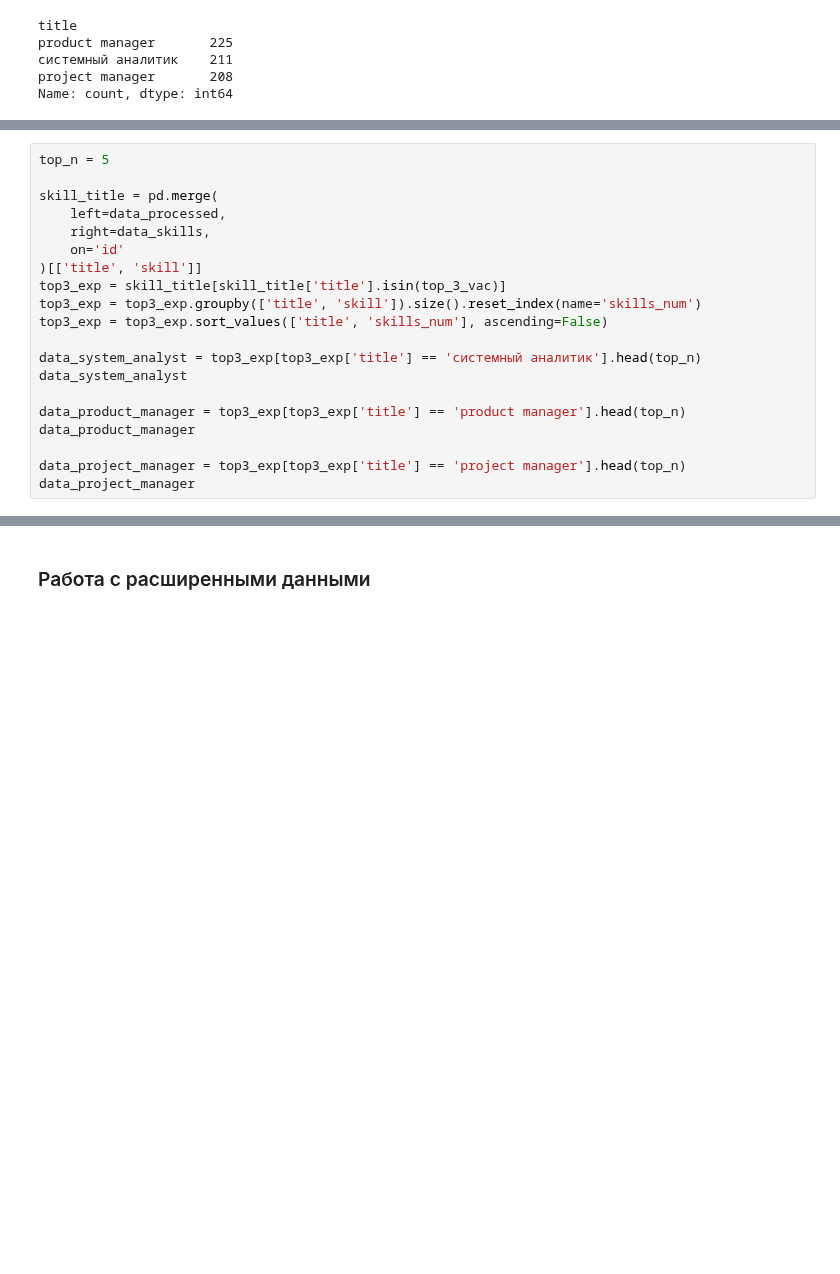
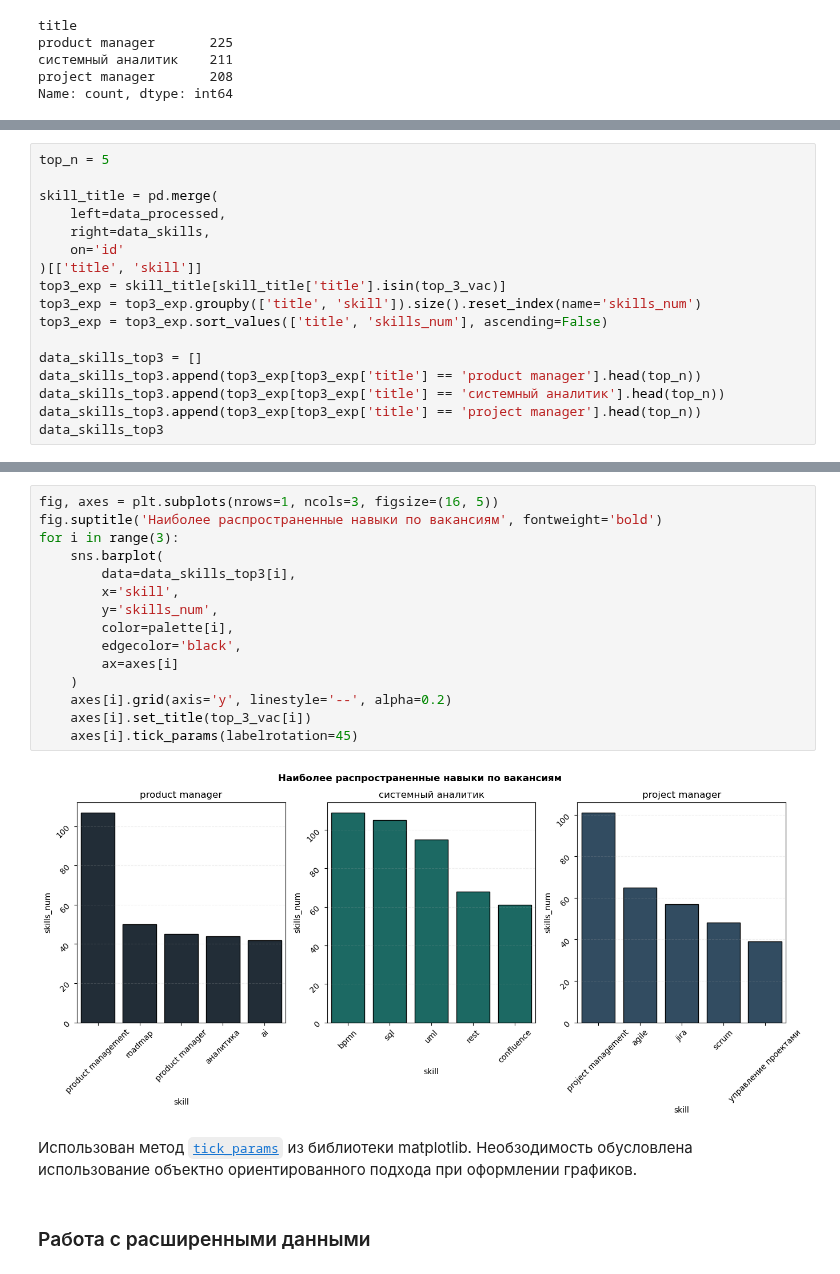
Before and after one commit to kmvitik/smadimo_group_project_2_scraping_api, a Jupyter notebook: hirehi/hirehi_eda.ipynb, the cells around one changed output, grey strips where cells are left out. Saved outputs shown, nothing was run; the diff lists cells and outputs as text; blank space fills up the shorter version.

Commit message:
added charts for most popular skills by role

```diff
--- a/hirehi/hirehi_eda.ipynb
+++ b/hirehi/hirehi_eda.ipynb
@@ -136,12 +137,9 @@ top3_exp = skill_title[skill_title['title'].isin(top_3_vac)]
 top3_exp = top3_exp.groupby(['title', 'skill']).size().reset_index(name='skills_num')
 top3_exp = top3_exp.sort_values(['title', 'skills_num'], ascending=False)
 
-data_system_analyst = top3_exp[top3_exp['title'] == 'системный аналитик'].head(top_n)
-data_system_analyst
-
-data_product_manager = top3_exp[top3_exp['title'] == 'product manager'].head(top_n)
-data_product_manager
-
-data_project_manager = top3_exp[top3_exp['title'] == 'project manager'].head(top_n)
-data_project_manager
+data_skills_top3 = []
+data_skills_top3.append(top3_exp[top3_exp['title'] == 'product manager'].head(top_n))
+data_skills_top3.append(top3_exp[top3_exp['title'] == 'системный аналитик'].head(top_n))
+data_skills_top3.append(top3_exp[top3_exp['title'] == 'project manager'].head(top_n))
+data_skills_top3
 # %% [output]
@@ -154,3 +164,22 @@ data_project_manager
+# %%
+fig, axes = plt.subplots(nrows=1, ncols=3, figsize=(16, 5))
+fig.suptitle('Наиболее распространенные навыки по вакансиям', fontweight='bold')
+for i in range(3):
+    sns.barplot(
+        data=data_skills_top3[i],
+        x='skill',
+        y='skills_num',
+        color=palette[i],
+        edgecolor='black',
+        ax=axes[i]
+    )
+    axes[i].grid(axis='y', linestyle='--', alpha=0.2)
+    axes[i].set_title(top_3_vac[i])
+    axes[i].tick_params(labelrotation=45)
+# %% [output]
+[figure, added]
+# %% [markdown]
+Использован метод [`tick_params`](https://matplotlib.org/stable/api/_as_gen/matplotlib.axes.Axes.tick_params.html) из библиотеки matplotlib. Необзодимость обусловлена использование объектно ориентированного подхода при оформлении графиков.
 # %% [markdown]
 ### Работа с расширенными данными
 # %%
```
Also changed, not shown: parts of 2 cells of this notebook.
